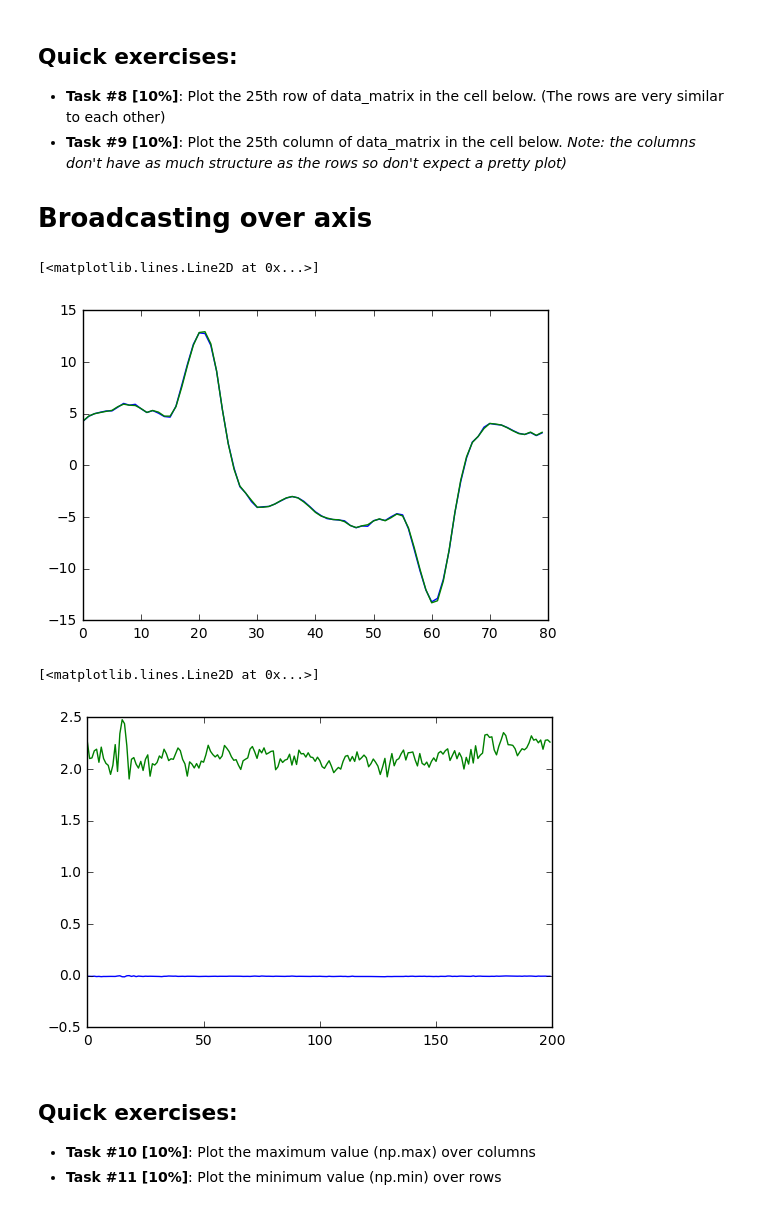
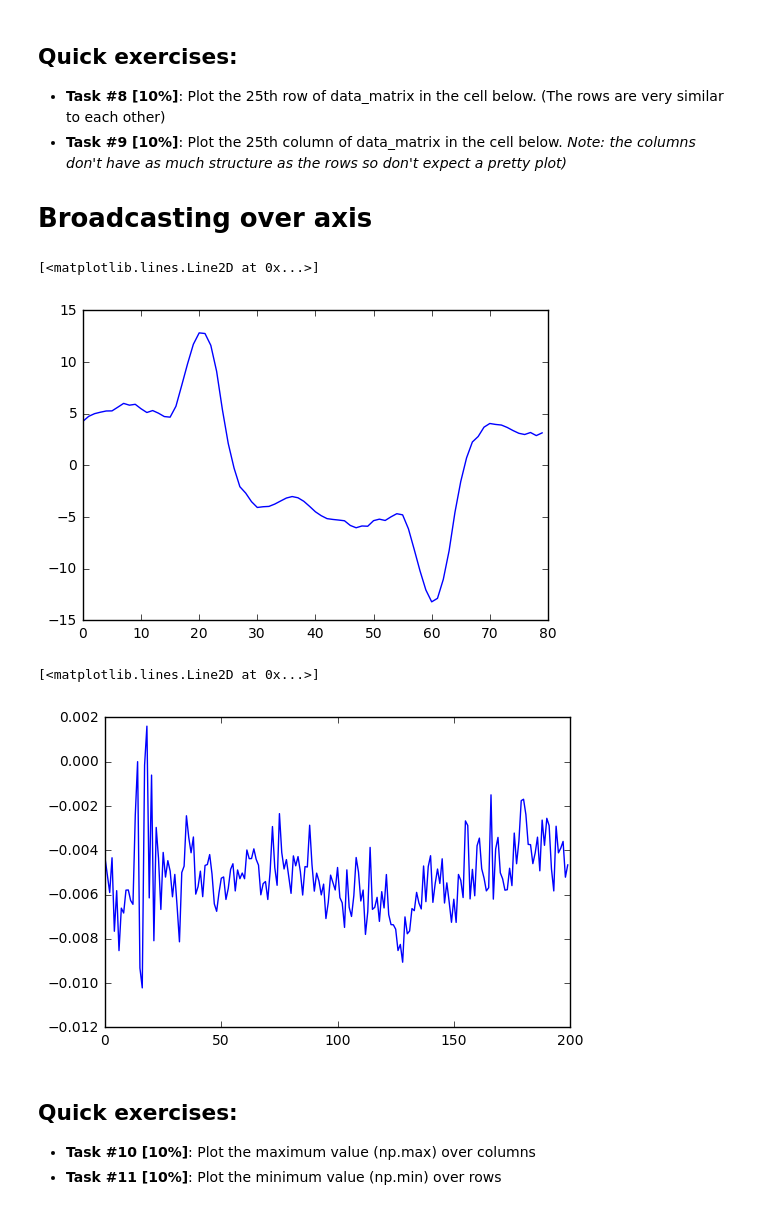
Before and after one commit to marioberges/F16-12-752, a Jupyter notebook: homeworks/homework1/exercise0.ipynb, the cells around one changed output. Cells and saved outputs as stored; diff of their text form; code cells hidden in the pictures.

```diff
--- a/homeworks/homework1/exercise0.ipynb
+++ b/homeworks/homework1/exercise0.ipynb
@@ -81,8 +73,3 @@ plt.plot(x,y)
 # %% [markdown]
 ### Task \#4 [10%]: Plotting exercise
 Write numpy code that plots two periods of a cosine-wave in the cell below.
-# %%
-#Your code goes here
-x = np.arange(0,4*np.pi,2*np.pi/80.0)
-y = np.cos(x)
-plt.plot(x,y)
@@ -307,16 +263,14 @@ print(data_matrix.shape) #shows the dimensions of the data_matrix, 200 rows, 80
 # Broadcasting over axis
 # %%
 plt.plot(np.mean(data_matrix, axis=0)) #mean row
-plt.plot(data_matrix[25,:])
 # %% [output]
 [<matplotlib.lines.Line2D at 0x...>]
-[figure, old version]
+[figure, new version]
 # %%
 plt.plot(np.mean(data_matrix, axis=1)) #mean column
-plt.plot(data_matrix[:,25])
 # %% [output]
 [<matplotlib.lines.Line2D at 0x...>]
-[figure, old version]
+[figure, new version]
 # %% [markdown]
 ## Quick exercises:
 * **Task \#10 [10%]**: Plot the maximum value (np.max) over columns
```
Also changed, not shown: parts of 10 cells of this notebook.
